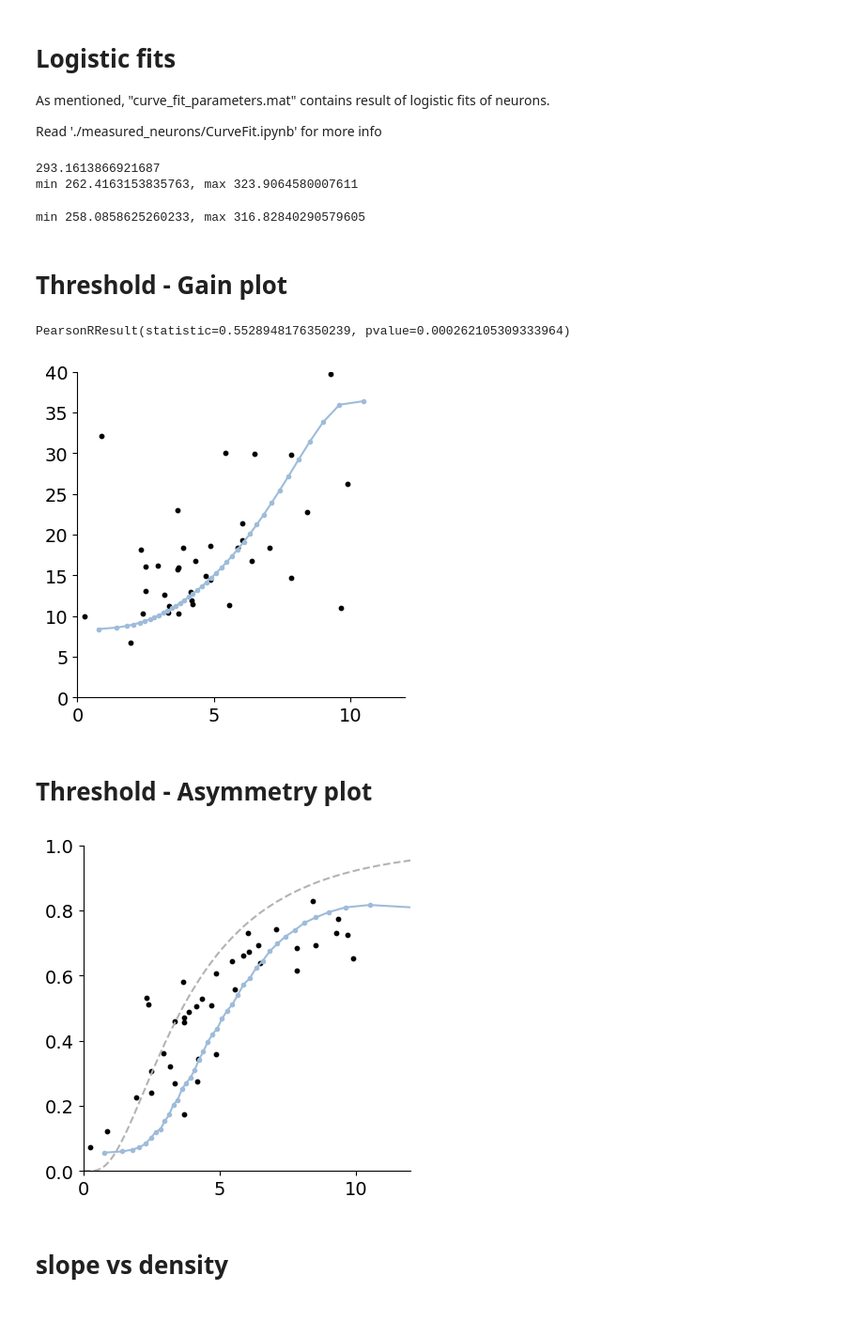
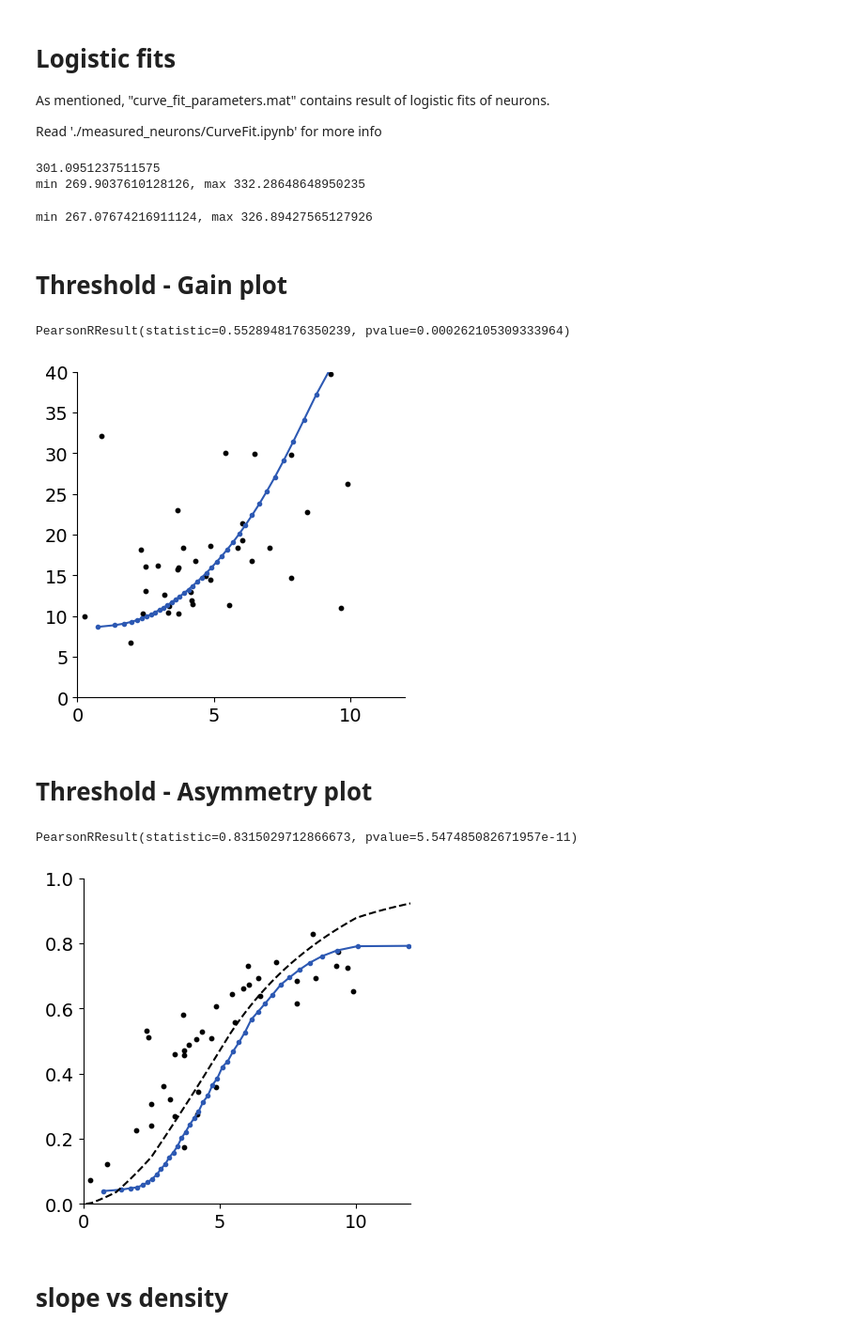
Before and after one commit to dongjae-kim/efficient-coding-dist-rl, a Jupyter notebook: Figures2.ipynb, the cells around one changed output. Shown: that part at 94% size. Cells and saved outputs as stored; diff of their text form; code cells hidden in the pictures.

```diff
--- a/Figures2.ipynb
+++ b/Figures2.ipynb
@@ -23,7 +23,13 @@ import matplotlib.pyplot as plt
 from matplotlib.path import Path
 from matplotlib.patches import PathPatch, Polygon
 from matplotlib.collections import PatchCollection
-from ec_class import value_efficient_coding_moment
+from ec_class import value_efficient_coding_moment, juice_magnitudes, juice_prob
+use_gamma = False
+
+if use_gamma:
+    fig_folder = "figures_gamma"
+else:
+    fig_folder = "figures"
 # %%
 # local function definitions
 def sigmoid_func(x, a, b, c):
@@ -46,19 +52,19 @@ def log_kde(x, y, sigma, x_sample):
     return y_sample
 # %%
 # load fitted alpha
-alpha_dir = "res_alpha"
+if use_gamma:
+    alpha_dir = "res_alpha_gamma"
+    savedir = "res_rstar_slope_rt_gamma"
+else:
+    alpha_dir = "res_alpha"
+    savedir = "res_rstar_slope_rt"
 with open(os.path.join(alpha_dir, "res_alpha.pkl"), "rb") as f:
     data = pkl.load(f)
     alpha = data["res"].x
 
-R_t_dir="res_r_t"
-with open(os.path.join(R_t_dir, "res_r.pkl"), "rb") as f:
-    data = pkl.load(f)
-    R_t = data["R_t"]
 # load fitted r_star and slope_scale
 pars = []
 loss = []
-savedir = "res_rstar_slope_rt"
 for i in range(25):
     fname = os.path.join(savedir, "res_rstar_slope_{0}.pkl".format(i))
     if os.path.exists(fname):
@@ -70,6 +76,7 @@ idx_best = np.argmin(loss)
 pars = pars[idx_best]
 r_star = pars[0]
 slope_scale = pars[1]
+R_t = pars[2]
 
 print(alpha) # parameter fitted
 print(R_t)
@@ -87,10 +94,10 @@ print(slope_scale)
 N_neurons = 39
 
 ec = value_efficient_coding_moment(
-    N_neurons=N_neurons, R_t=R_t, alpha=alpha, slope_scale=slope_scale)
+    N_neurons=N_neurons, R_t=R_t, alpha=alpha, slope_scale=slope_scale, use_gamma=use_gamma)
 
 ec_simple = value_efficient_coding_moment(
-    N_neurons=N_neurons, R_t=R_t, alpha=alpha, slope_scale=slope_scale, simpler=True)
+    N_neurons=N_neurons, R_t=R_t, alpha=alpha, slope_scale=slope_scale, simpler=True, use_gamma=use_gamma)
 ec_simple.replace_with_pseudo()
 
 dir_measured_neurons = 'measured_neurons/'
@@ -261,8 +268,8 @@ r_max_std = np.sqrt(N_neurons) * np.std(r_max_n)
 r_max_CI_std = np.array([r_max_hat - 2 * r_max_std, r_max_hat + 2 * r_max_std])
 print('min {}, max {}'.format(min(r_max_CI_std),max(r_max_CI_std)))
 # %% [output]
-293.1613866921687
-min 262.4163153835763, max 323.9064580007611
+301.0951237511575
+min 269.9037610128126, max 332.28648648950235
 # %%
 ps_bootstrap = sio.loadmat('./curve_fit_bootstrap_neurons_min.mat')['ps']
 ps_bootstrap = ps_bootstrap[indices,:,:]
@@ -279,7 +286,7 @@ r_max_CI = [np.percentile(np.sum(neurons_all, axis=1), 2.5),
             np.percentile(np.sum(neurons_all, axis=1), 97.5)]
 print('min {}, max {}'.format(min(r_max_CI),max(r_max_CI)))
 # %% [output]
-min 258.0858625260233, max 316.82840290579605
+min 267.07674216911124, max 326.89427565127926
 # %% [markdown]
 # Threshold - Gain plot
 # %%
@@ -322,7 +329,7 @@ upper = np.percentile(ysample, 95, axis=0)
 #ax4.fill_between(hires_x, lower, upper,
 #                 color = 'black', alpha=0.05)
 ax4.scatter(true_thresh, param_set[:, 1], s=10, color=[0, 0, 0])
-ax4.plot(thresh_ec[:-1], gain_ec[:-1], '.-', color=[158/255, 188/255, 218/255])
+ax4.plot(thresh_ec[:-1], gain_ec[:-1], '.-', color='#2D59B3')
 
 ax4.set_xlim(0, 12)
 ax4.set_ylim(0, 40)
@@ -331,41 +338,47 @@ fig4.set_figheight(4.5)
 ax4.spines['right'].set_visible(False)
 ax4.spines['top'].set_visible(False)
 
-
 fig4.savefig(
-    './figures/threshold-gain-fit.png')
+    os.path.join('.', fig_folder, 'threshold-gain-fit.png'))
 fig4.savefig(
-    './figures/threshold-gain-fit.pdf')
+    os.path.join('.', fig_folder, 'threshold-gain-fit.pdf'))
 # %% [output]
 PearsonRResult(statistic=0.5528948176350239, pvalue=0.000262105309333964)
-[figure, old version]
+[figure, new version]
 # %% [markdown]
 # Threshold - Asymmetry plot
 # %%
 fig, ax = plt.subplots(1,1)
 RPs = ec.get_quantiles_RPs(quantiles_ec)
 
 ax.spines['right'].set_visible(False)
 ax.spines['top'].set_visible(False)
 ax.scatter(true_thresh[idx_sorted], asymM_all, s=10, color='k')
-ax.plot(thresh_ec, quantiles_ec, '.-', color='#9ebcda')
+ax.plot(thresh_ec, quantiles_ec, '.-', color='#2D59B3')
 ax.set_xticks([0, 5, 10, 20])
 ax.set_xlim([0, 12])
 ax.set_ylim([0, 1])
 plt.grid(False)
 fig.set_figwidth(4.5)
 fig.set_figheight(4.5)
 
-RPSS = ec.get_quantiles_RPs(np.linspace(0,1,1000))
+#RPSS = ec.get_quantiles_RPs(np.linspace(0,1,1000))
+RPSS = np.empty(1000)
+for i, q in enumerate(np.linspace(0,1,1000)):
+    RPSS[i] = scipy.stats.expectile(juice_magnitudes, alpha=q, weights=juice_prob)
 # ax.plot(np.linspace(0,1,1000), RPSS, '--', color=[.7,.7,.7])
-ax.plot(RPSS,np.linspace(0,1,1000), '--', color=[.7,.7,.7])
+ax.plot(RPSS,np.linspace(0,1,1000), '--k')
 
 fig.savefig(
-    './figures/threshold-asymm.png')
+    os.path.join('.',fig_folder, 'threshold-asymm.png'))
 fig.savefig(
-    './figures/threshold-asymm.pdf')
+    os.path.join('.',fig_folder, 'threshold-asymm.pdf'))
+
+
+print(scipy.stats.pearsonr(true_thresh[idx_sorted], asymM_all))
 # %% [output]
+PearsonRResult(statistic=0.8315029712866673, pvalue=5.547485082671957e-11)
-[figure, old version]
+[figure, new version]
 # %% [markdown]
 # slope vs density
 # %%
```
Also changed, not shown: parts of 21 cells of this notebook, 1 other file.
